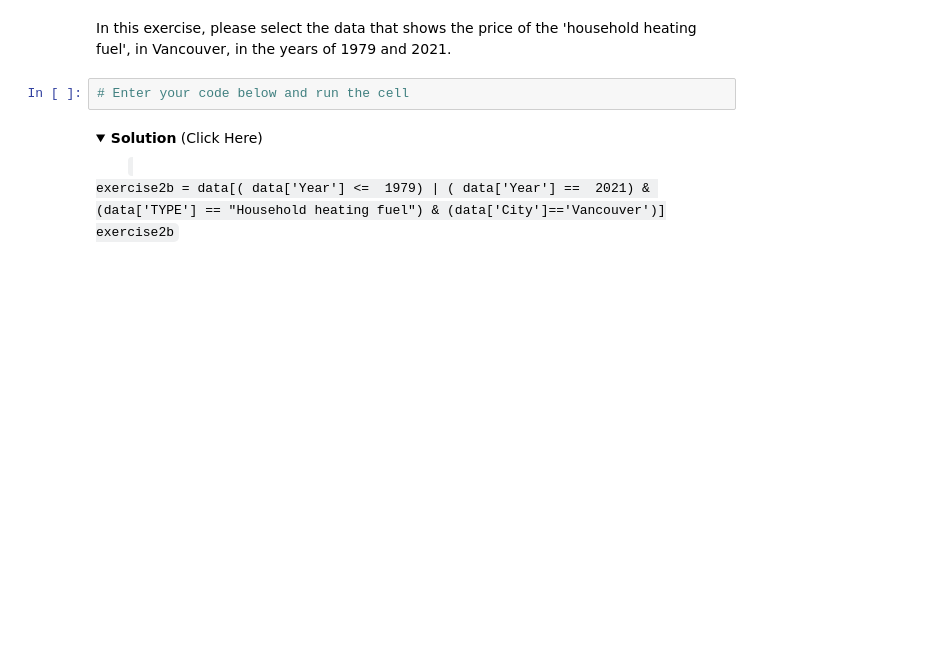
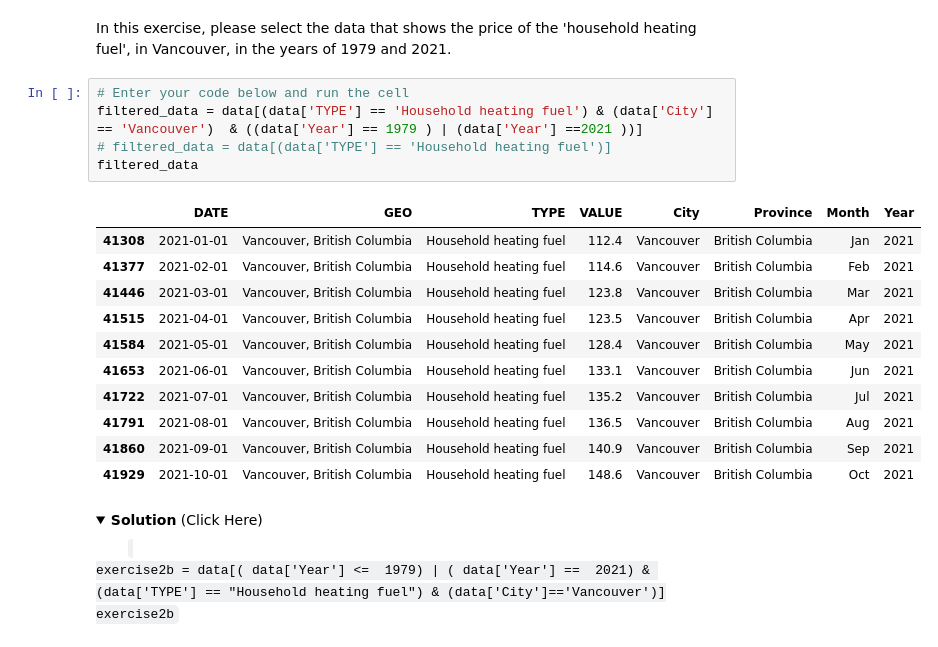
Before and after one commit to tycoi2005/202308_machine_learning_ibm_coursera, a Jupyter notebook: 001ibm-exploratory-data-analysis-for-machine-learning/EDA_Lab.ipynb, the cells around one changed output. Cells and saved outputs as stored; diff of their text form; folded sections open; blank space fills up the shorter version.

```diff
--- a/001ibm-exploratory-data-analysis-for-machine-learning/EDA_Lab.ipynb
+++ b/001ibm-exploratory-data-analysis-for-machine-learning/EDA_Lab.ipynb
@@ -353,8 +353,23 @@ exercise2a
 ## Exercise 2 b
 # %% [markdown]
 In this exercise, please select the data that shows the price of the 'household heating fuel', in Vancouver, in the years of 1979 and 2021.
-# %%
-# Enter your code below and run the cell
+# %%
+# Enter your code below and run the cell
+filtered_data = data[(data['TYPE'] == 'Household heating fuel') & (data['City'] == 'Vancouver')  & ((data['Year'] == 1979 ) | (data['Year'] ==2021 ))]
+# filtered_data = data[(data['TYPE'] == 'Household heating fuel')]
+filtered_data
+# %% [output]
+|  | DATE | GEO | TYPE | VALUE | City | Province | Month | Year |
+| 41308 | 2021-01-01 | Vancouver, British Columbia | Household heating fuel | 112.4 | Vancouver | British Columbia | Jan | 2021 |
+| 41377 | 2021-02-01 | Vancouver, British Columbia | Household heating fuel | 114.6 | Vancouver | British Columbia | Feb | 2021 |
+| 41446 | 2021-03-01 | Vancouver, British Columbia | Household heating fuel | 123.8 | Vancouver | British Columbia | Mar | 2021 |
+| 41515 | 2021-04-01 | Vancouver, British Columbia | Household heating fuel | 123.5 | Vancouver | British Columbia | Apr | 2021 |
+| 41584 | 2021-05-01 | Vancouver, British Columbia | Household heating fuel | 128.4 | Vancouver | British Columbia | May | 2021 |
+| 41653 | 2021-06-01 | Vancouver, British Columbia | Household heating fuel | 133.1 | Vancouver | British Columbia | Jun | 2021 |
+| 41722 | 2021-07-01 | Vancouver, British Columbia | Household heating fuel | 135.2 | Vancouver | British Columbia | Jul | 2021 |
+| 41791 | 2021-08-01 | Vancouver, British Columbia | Household heating fuel | 136.5 | Vancouver | British Columbia | Aug | 2021 |
+| 41860 | 2021-09-01 | Vancouver, British Columbia | Household heating fuel | 140.9 | Vancouver | British Columbia | Sep | 2021 |
+| 41929 | 2021-10-01 | Vancouver, British Columbia | Household heating fuel | 148.6 | Vancouver | British Columbia | Oct | 2021 |
 # %% [markdown]
 <details>
 <summary><strong>Solution</strong> (Click Here)</summary>
```
Also changed, not shown: parts of 16 cells of this notebook.
